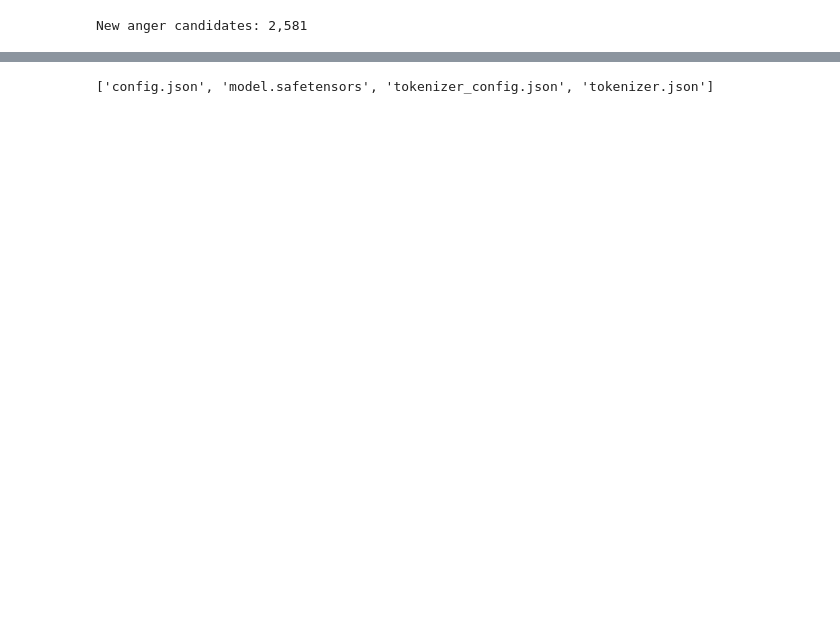
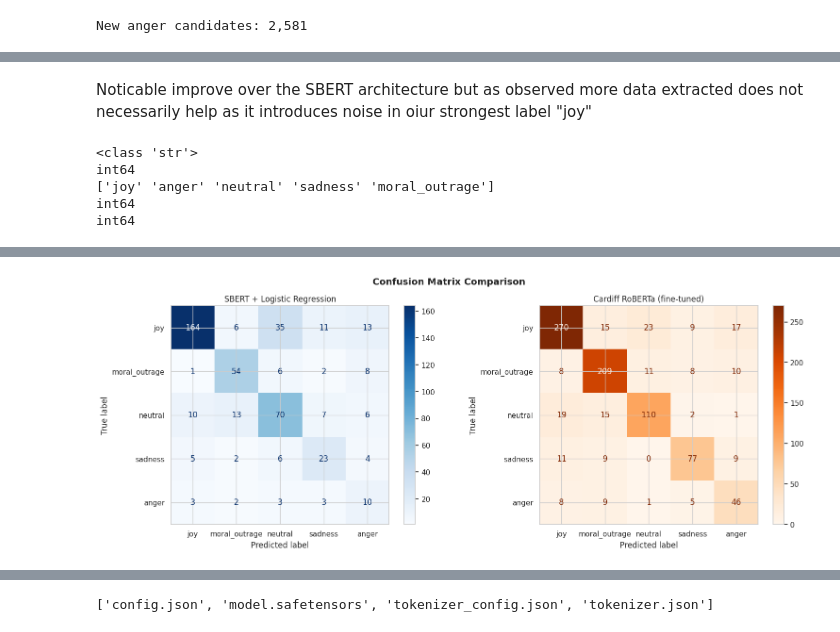
Before and after one commit to AravRaja/virality-analysis-datascience, a Jupyter notebook: sentiment_analysis.ipynb, the cells around one changed output, grey strips where cells are left out. Drawn from its saved outputs; the diff is of its cells as text; code cells hidden in the pictures; blank space fills up the shorter version.

```diff
--- a/sentiment_analysis.ipynb
+++ b/sentiment_analysis.ipynb
@@ -928,21 +1004,21 @@ from sklearn.model_selection import train_test_split
 from sklearn.metrics import classification_report
 import joblib
 
-model = SentenceTransformer("all-MiniLM-L6-v2") #import a sentence decoder SBERT
+model3 = SentenceTransformer("all-MiniLM-L6-v2") #import a sentence decoder SBERT
 X = model.encode(df_final["text"].tolist(), show_progress_bar=True) # 2. Calculate embeddings by calling model.encode()
 y = df_final["emotion"]
 
-X_train, X_test, y_train, y_test = train_test_split(
+X_train_boost, X_test_boost, y_train_boost, y_test_boost = train_test_split(
     X, y, test_size=0.2, stratify=y, random_state=42
 )
 
-clf = LogisticRegression(max_iter=1000, class_weight="balanced")
-clf.fit(X_train, y_train)
+clf_boost = LogisticRegression(max_iter=1000, class_weight="balanced")
+clf_boost.fit(X_train_boost, y_train_boost)
 
-print(classification_report(y_test, clf.predict(X_test)))
+print(classification_report(y_test_boost, clf_boost.predict(X_test_boost)))
 
 # Save the classifier
-joblib.dump(clf, "emotion_classifier.pkl")
+joblib.dump(clf_boost, "emotion_classifier.pkl")
 joblib.dump(model, "sentence_encoder.pkl")
 # %% [output]
 BertModel LOAD REPORT from: sentence-transformers/all-MiniLM-L6-v2
@@ -1098,0 +1196,49 @@ Mounted at /content/drive
+# %% [markdown]
+Noticable improve over the SBERT architecture but as observed more data extracted does not necessarily help as it introduces noise in oiur strongest label "joy"
+# %%
+print(type(sbert_preds[0]))   # numpy array uses [] not .iloc       # type of first element
+print(y_test_int.dtype)                # dtype of the series
+print(y_test.unique())             # see actual values
+print(test_df["label"].dtype)      # check transformer labels too
+print(transformer_preds.dtype)     # check transformer predictions
+# %% [output]
+<class 'str'>
+int64
+['joy' 'anger' 'neutral' 'sadness' 'moral_outrage']
+int64
+int64
+# %%
+from sklearn.metrics import ConfusionMatrixDisplay, confusion_matrix
+import matplotlib.pyplot as plt
+import numpy as np
+
+# y_test is strings — map them to integers to match everything else same thing for X_test
+y_test_int = y_test.map(label2id)
+# Map sbert predictions to integers too
+sbert_preds = pd.Series(clf.predict(X_test)).map(label2id)
+
+
+
+# Transformer predictions
+transformer_preds = np.argmax(trainer.predict(test_ds).predictions, axis=-1)
+
+fig, axes = plt.subplots(1, 2, figsize=(16, 6))
+
+# SBERT+LR
+cm_sbert = confusion_matrix(y_test_int, sbert_preds, labels=list(label2id.values()))
+ConfusionMatrixDisplay(cm_sbert, display_labels=list(label2id.keys())).plot(
+    cmap="Blues", ax=axes[0]
+)
+axes[0].set_title("SBERT + Logistic Regression")
+
+# Transformer
+cm_transformer = confusion_matrix(test_df["label"], transformer_preds, labels=list(label2id.values()))
+ConfusionMatrixDisplay(cm_transformer, display_labels=list(label2id.keys())).plot(
+    cmap="Oranges", ax=axes[1]
+)
+axes[1].set_title("Cardiff RoBERTa (fine-tuned)")
+
+plt.suptitle("Confusion Matrix Comparison", fontsize=14, fontweight="bold")
+plt.tight_layout()
+plt.show()
+# %% [output]
@@ -1098,0 +1246 @@ Mounted at /content/drive
+[figure, added]
```
Also changed, not shown: parts of 74 cells of this notebook.
